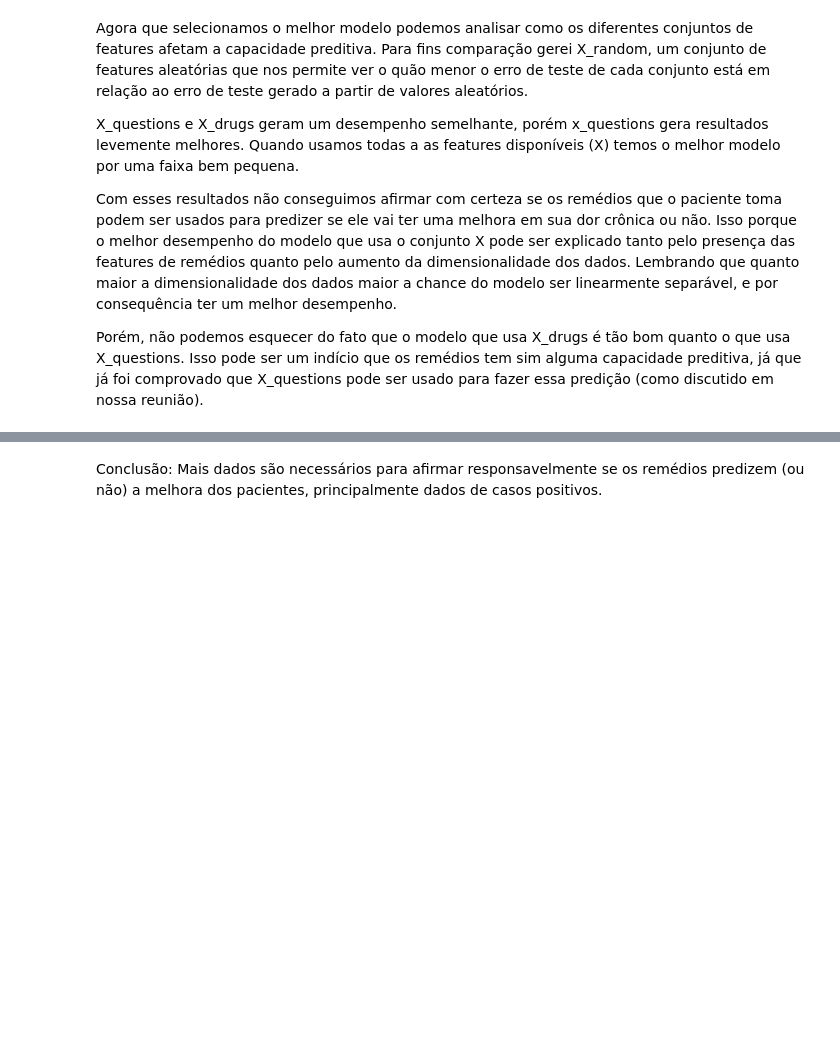
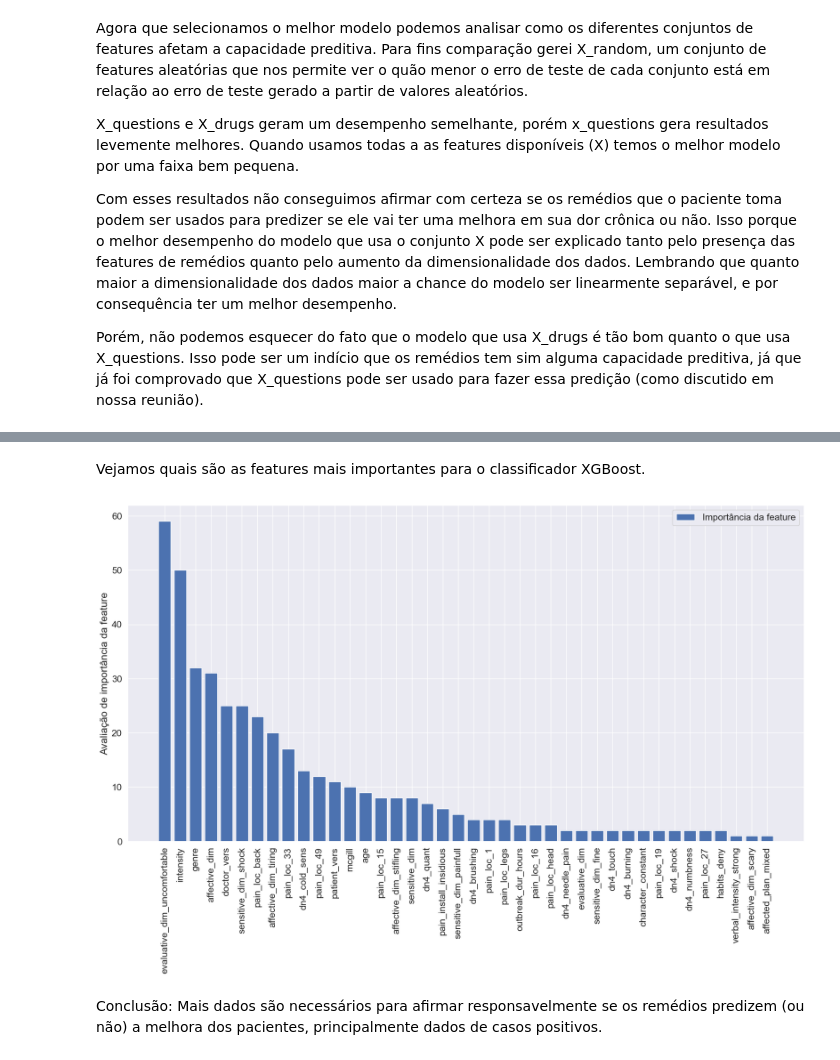
Before and after one commit to VictorHenrique317/ml-projeto-final, a Jupyter notebook: main.ipynb, the cells around one changed output, grey strips where cells are left out. Cells and saved outputs as stored; diff of their text form; code cells hidden in the pictures; blank space fills up the shorter version.

```diff
--- a/main.ipynb
+++ b/main.ipynb
@@ -334,2 +374,39 @@ Image(filename='plots/manual/xgboost_features.jpg')
+# %% [markdown]
+Vejamos quais são as features mais importantes para o classificador XGBoost.
+# %%
+df = pd.read_csv("data.csv")
+questions = df.iloc[:, 2:182] # As duas primeiras colunas são irrelevantes (id e data de nascimento)
+questions = questions.drop('date_visit', axis=1) # Data de visita não é relevante
+questions = questions.drop(questions.columns[[46, 133, 158, 161]], axis=1) # Essas colunas são constantes
+
+drugs = data.iloc[:, 185:]
+drugs = drugs.drop(drugs.columns[[50,51,61,92,101,111,114,121,137,140,141,
+                                        142,143,148,151,152]], axis=1) # Essas colunas são constantes
+
+features = pd.concat([questions, drugs], axis=1)
+features = list(features.columns)
+# print(features)
+
+clf = xgb.XGBClassifier(max_depth=3,  gamma=0.7, eta=0.01, min_child_weight=1, subsample=0.8,
+                            colsample_bytree=0.8, scale_pos_weight=1)
+clf.fit(X_questions, y)
+
+feat_imp = pd.Series(clf.get_booster().get_fscore())
+feat_imp.index = pd.Index(feat_imp.index)
+feat_imp.sort_values(ascending=False, inplace=True)
+
+x_plot = [ int(f.replace("f", "")) for f in feat_imp.index]
+y_plot = [ feat_imp[f] for f in feat_imp.index]
+x_plot = [features[feature_index] for feature_index in x_plot]
+
+max_features = 40
+fig, ax = plt.subplots(figsize=(20, 10))
+ax.bar(x_plot[:max_features], y_plot[:max_features], label="Importância da feature")
+ax.set_ylabel("Avaliação de importância da feature")
+plt.xticks(rotation=90)
+ax.legend()
+plt.show()
+# %% [output]
+[figure, added]
 # %% [markdown]
 Conclusão: Mais dados são necessários para afirmar responsavelmente se os remédios predizem (ou não) a melhora dos pacientes, principalmente dados de casos positivos.
```
Also changed, not shown: parts of 9 cells of this notebook, 1 other file.
